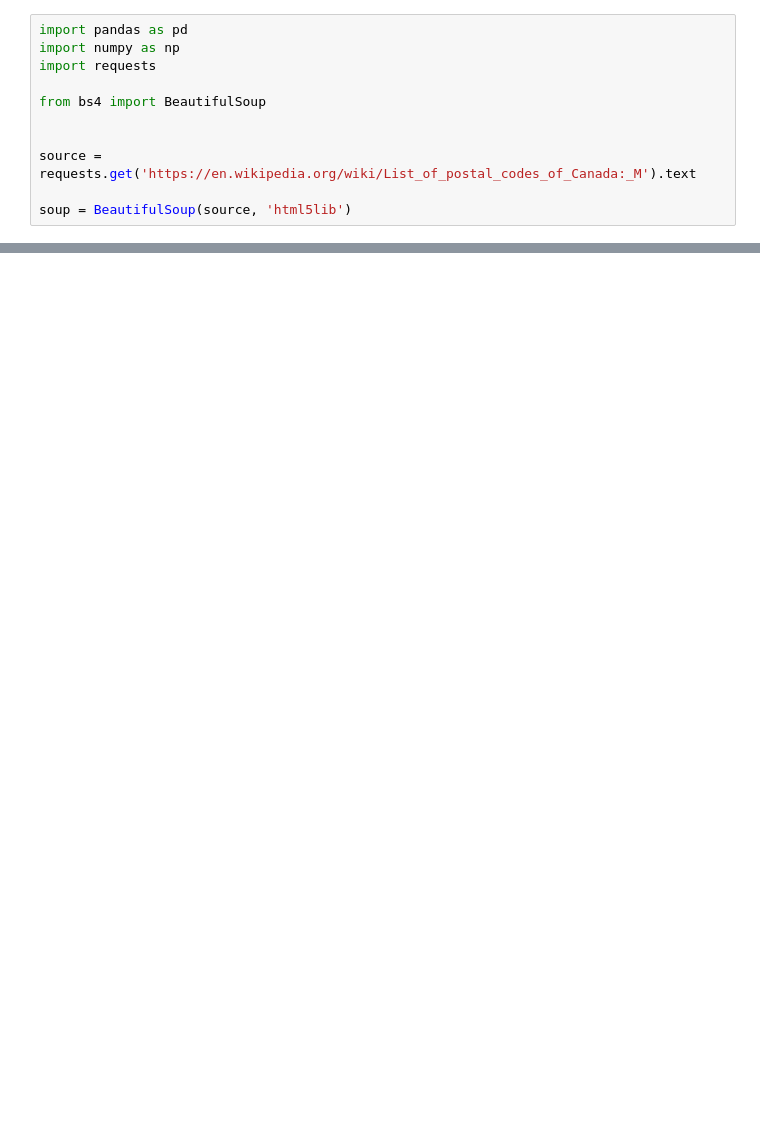
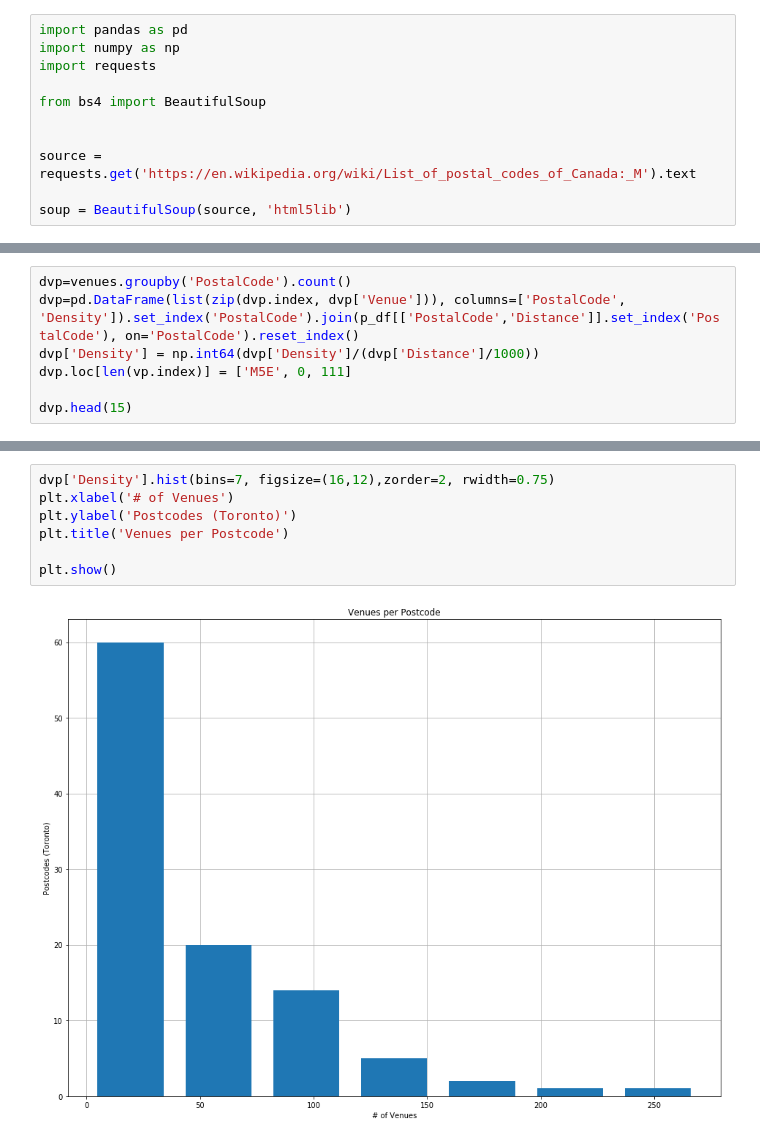
Before and after one commit to anouarmezzi/Coursera-Capstone-Project, a Jupyter notebook: Segmenting and clustering Neighborhood.ipynb, the cells around one changed output, grey strips where cells are left out. Drawn from its saved outputs; the diff is of its cells as text; blank space fills up the shorter version.

```diff
--- a/Segmenting and clustering Neighborhood.ipynb
+++ b/Segmenting and clustering Neighborhood.ipynb
@@ -62,0 +391,7 @@ toronto_data.shape[0]
+# %%
+dvp=venues.groupby('PostalCode').count()
+dvp=pd.DataFrame(list(zip(dvp.index, dvp['Venue'])), columns=['PostalCode', 'Density']).set_index('PostalCode').join(p_df[['PostalCode','Distance']].set_index('PostalCode'), on='PostalCode').reset_index()
+dvp['Density'] = np.int64(dvp['Density']/(dvp['Distance']/1000))
+dvp.loc[len(vp.index)] = ['M5E', 0, 111]
+
+dvp.head(15)
@@ -62,0 +427,9 @@ toronto_data.shape[0]
+# %%
+dvp['Density'].hist(bins=7, figsize=(16,12),zorder=2, rwidth=0.75)
+plt.xlabel('# of Venues')
+plt.ylabel('Postcodes (Toronto)')
+plt.title('Venues per Postcode')
+
+plt.show()
+# %% [output]
+[figure, added]
```
Also changed, not shown: parts of 34 cells of this notebook.
